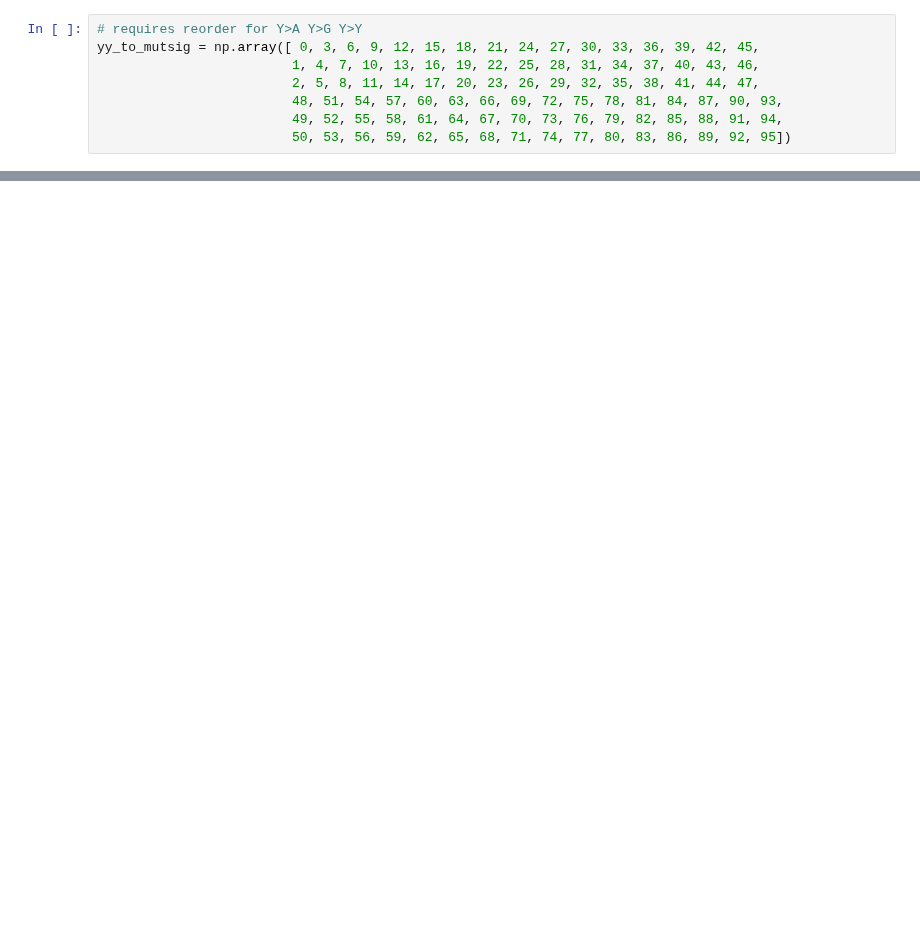
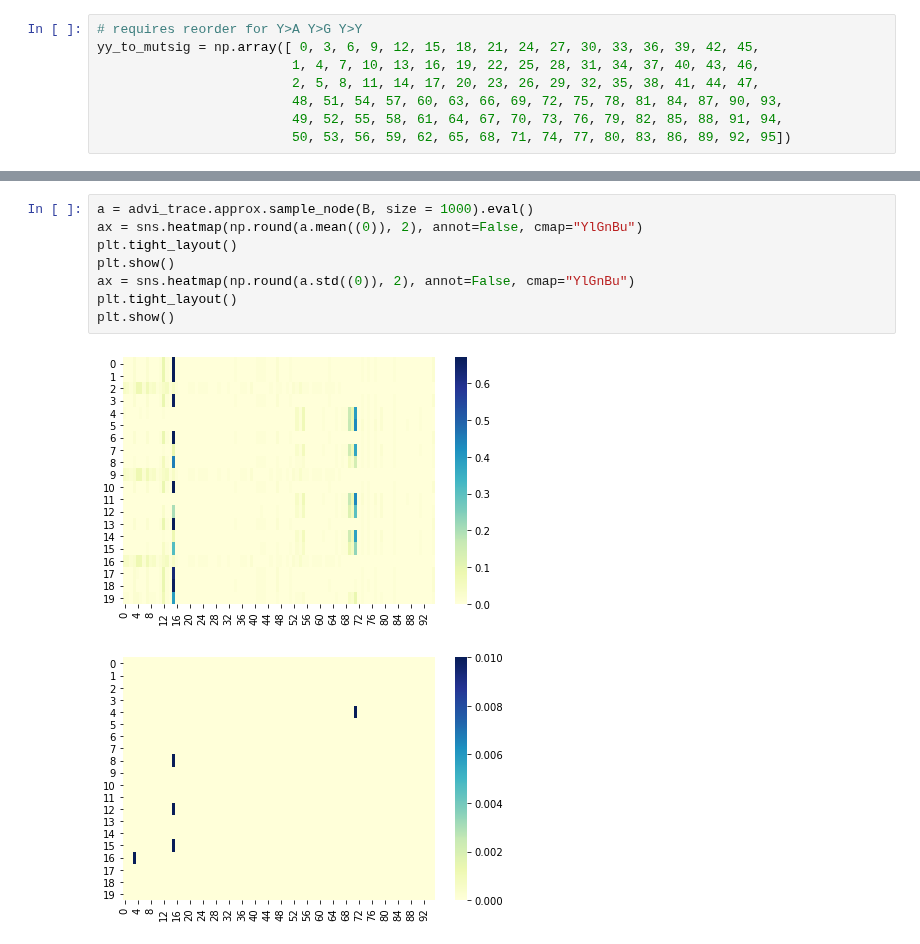
Before and after one commit to morrislab/damuta, a Jupyter notebook: advi_cosmic.ipynb, the cells around one changed output, grey strips where cells are left out. Saved outputs shown, nothing was run; the diff lists cells and outputs as text; blank space fills up the shorter version.

```diff
--- a/advi_cosmic.ipynb
+++ b/advi_cosmic.ipynb
@@ -172,3 +249,14 @@ yy_to_mutsig = np.array([ 0, 3, 6, 9, 12, 15, 18, 21, 24, 27, 30, 33, 36, 39, 42
+# %%
+a = advi_trace.approx.sample_node(B, size = 1000).eval()
+ax = sns.heatmap(np.round(a.mean((0)), 2), annot=False, cmap="YlGnBu")
+plt.tight_layout()
+plt.show()
+ax = sns.heatmap(np.round(a.std((0)), 2), annot=False, cmap="YlGnBu")
+plt.tight_layout()
+plt.show()
+# %% [output]
+[figure, added]
+[figure, added]
 # %%
 with collapsed_model:
 
```
Also changed, not shown: parts of 31 cells of this notebook.
